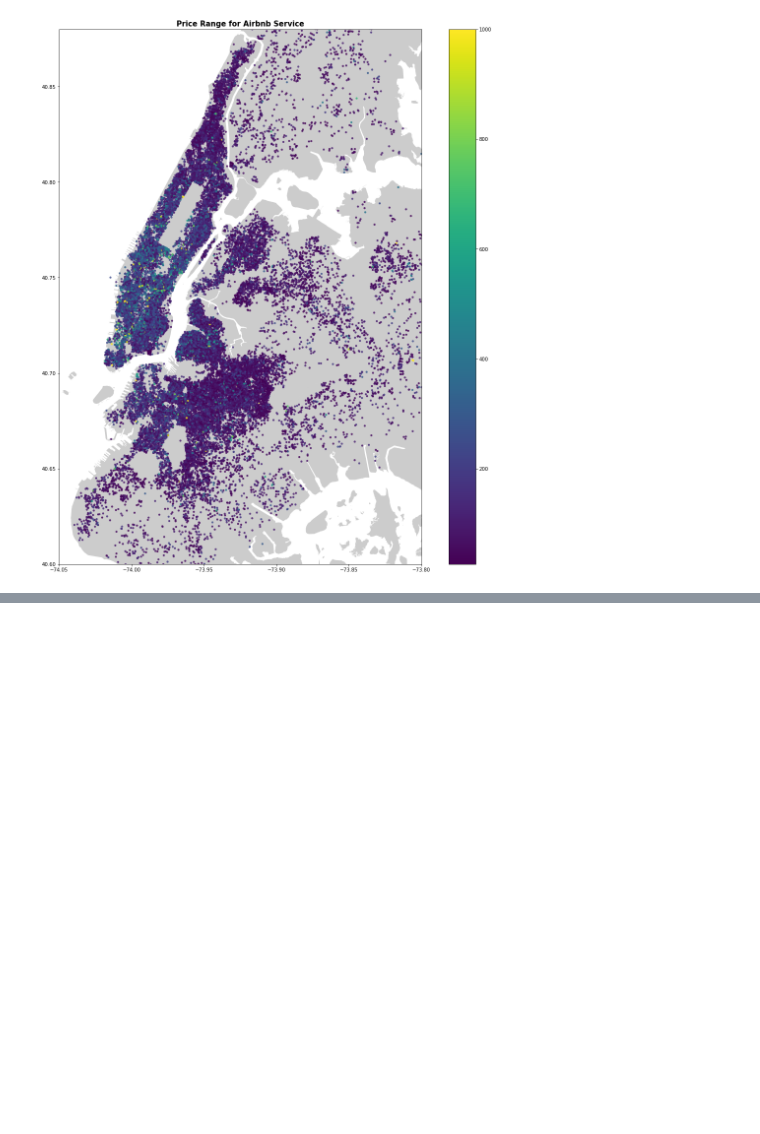
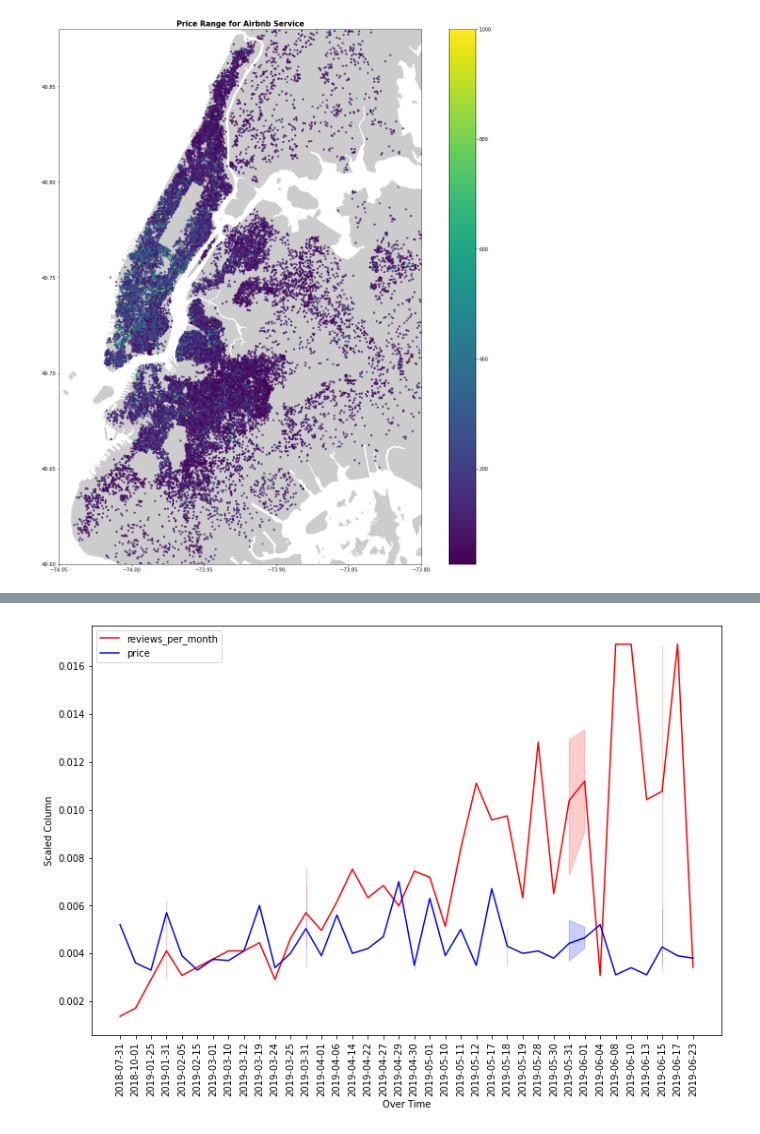
Before and after one commit to Sanjaycsk/AirBnb-EDA, a Jupyter notebook: AirBnB_Project.ipynb, the cells around one changed output, grey strips where cells are left out. Cells and saved outputs as stored; diff of their text form; code cells hidden in the pictures; blank space fills up the shorter version.

```diff
--- a/AirBnB_Project.ipynb
+++ b/AirBnB_Project.ipynb
@@ -701,3 +791,7 @@ plt.show()
+# %%
+price_Review_comparision(host_id_extract= 137358866, on_what= "reviews_per_month")
+# %% [output]
+[figure, added]
 # %%
 airbnb_file.head(3)
 # %% [output]
```
Also changed, not shown: parts of 9 cells of this notebook.
